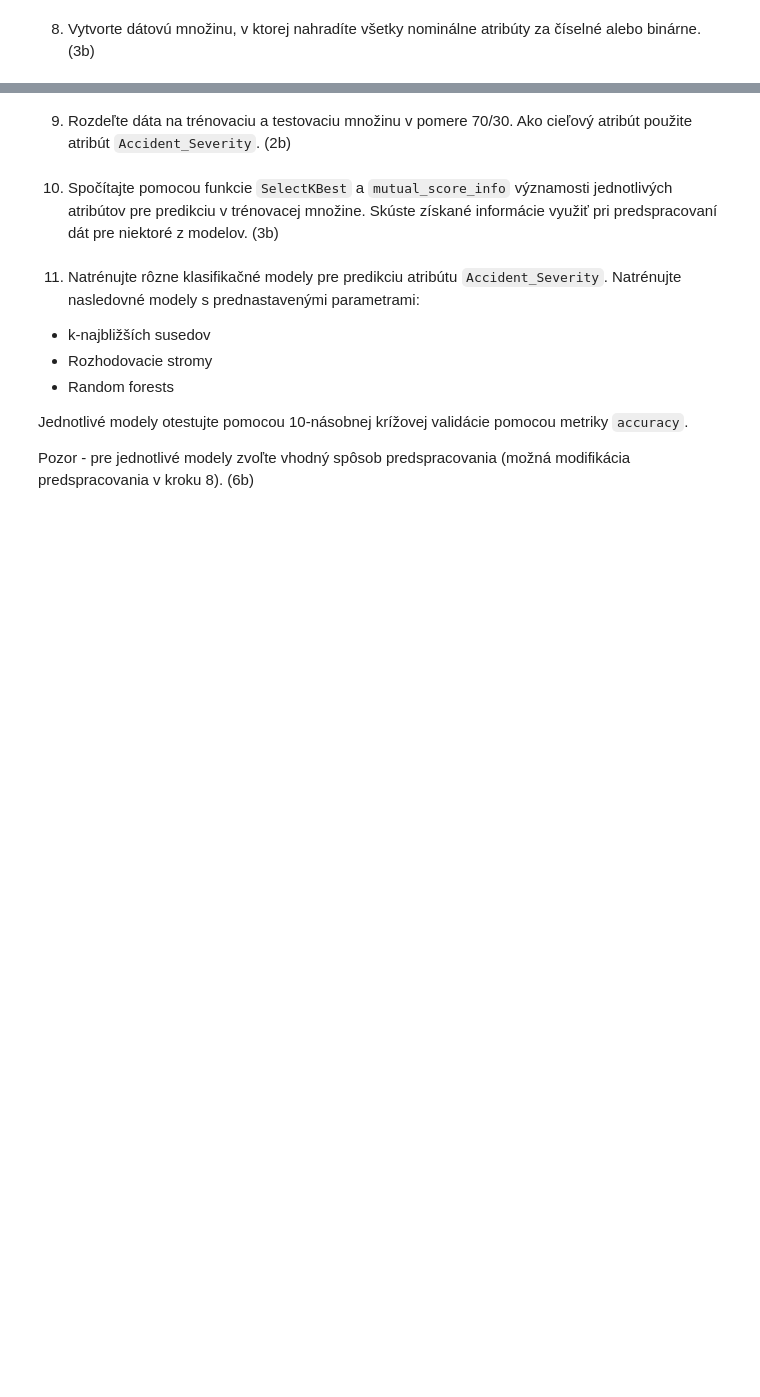
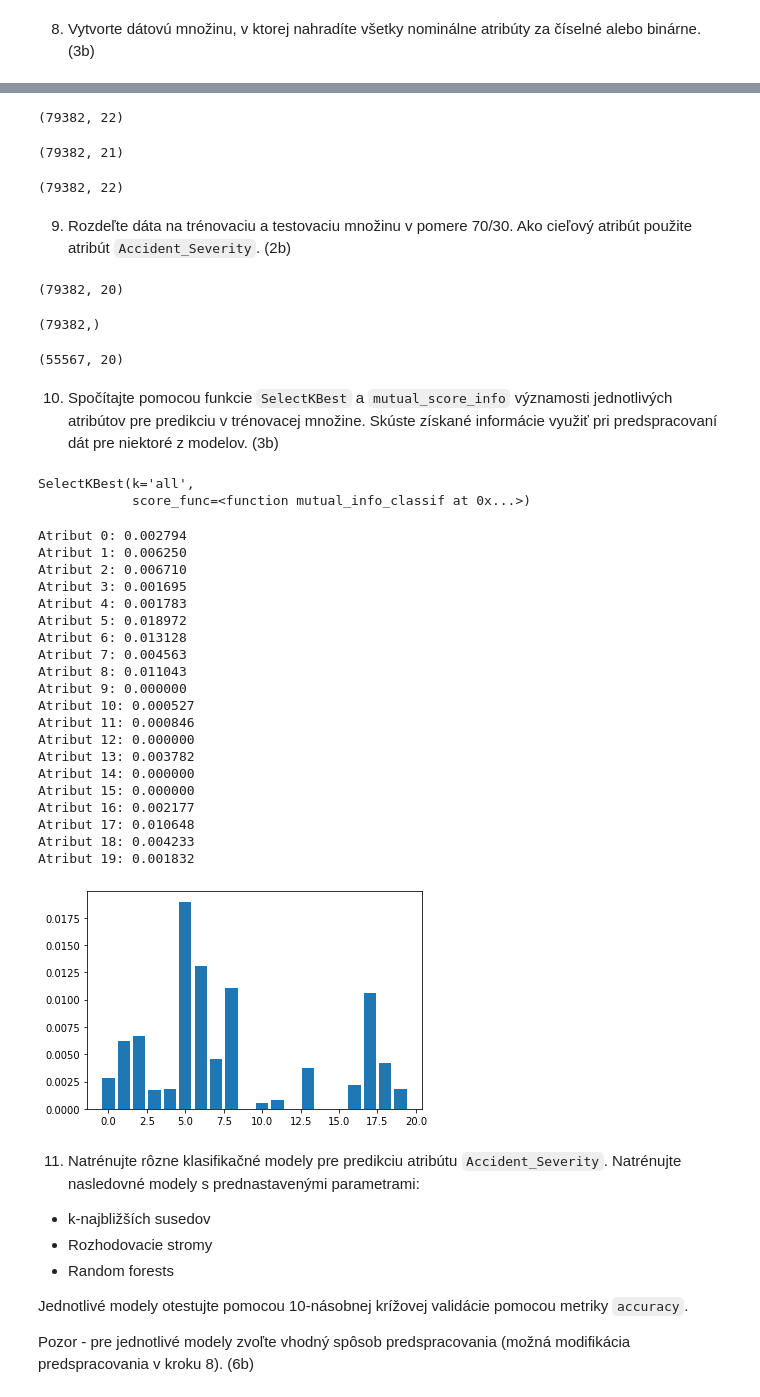
Before and after one commit to InuTao/moje_WDA, a Jupyter notebook: extra/zadanie/zadanie.ipynb, the cells around one changed output, grey strips where cells are left out. Saved outputs shown, nothing was run; the diff lists cells and outputs as text; code cells hidden in the pictures; blank space fills up the shorter version.

```diff
--- a/extra/zadanie/zadanie.ipynb
+++ b/extra/zadanie/zadanie.ipynb
@@ -312,0 +373,13 @@ ptable
+# %%
+Accidents.shape
+# %% [output]
+(79382, 22)
+# %%
+from sklearn.preprocessing import MinMaxScaler
+
+scaler = MinMaxScaler()
+Accidentis =  Accidents.drop(['Age_ordinal'], axis=1 )
+Accidentis = pd.DataFrame(scaler.fit_transform(Accidentis), index=Accidentis.index, columns=Accidentis.columns)
+Accidentis.shape
+# %% [output]
+(79382, 21)
@@ -313,2 +388,6 @@ ptable
+# %%
+Accidentis.shape
+# %% [output]
+(79382, 22)
 # %% [markdown]
 9. Rozdeľte dáta na trénovaciu a testovaciu množinu v pomere 70/30. Ako cieľový atribút použite atribút `Accident_Severity`. (2b)
@@ -317,2 +394,20 @@ ptable
+# %%
+from sklearn.model_selection import train_test_split
+#X_Accidents = Accidents.drop(['Accident_Severity', 'Age_ordinal'], axis=1 )
+X_Accidentis = Accidentis.drop(['Accident_Severity'], axis=1 )
+X_Accidentis.shape
+# %% [output]
+(79382, 20)
+# %%
+y_Accidentis = Accidents["Accident_Severity"]
+y_Accidentis.shape
+# %% [output]
+(79382,)
+# %%
+X_train, X_test, y_train, y_test = train_test_split(X_Accidentis, y_Accidentis, test_size=0.3, random_state=1)
+# %%
+X_train.shape
+# %% [output]
+(55567, 20)
 # %% [markdown]
 10. Spočítajte pomocou funkcie `SelectKBest` a `mutual_score_info` významosti jednotlivých atribútov pre predikciu v trénovacej množine. Skúste získané informácie využiť pri predspracovaní dát pre niektoré z modelov. (3b)
@@ -321,3 +414,41 @@ ptable
+# %%
+from sklearn.feature_selection import SelectKBest, mutual_info_classif
+
+fs = SelectKBest(score_func=mutual_info_classif, k='all')
+fs.fit(X_train, y_train)
+# %% [output]
+SelectKBest(k='all',
+            score_func=<function mutual_info_classif at 0x...>)
+# %%
+import matplotlib.pyplot as plt
+for i in range(len(fs.scores_)):
+	print('Atribut %d: %f' % (i, fs.scores_[i]))
+
+
+plt.bar([i for i in range(len(fs.scores_))], fs.scores_)
+plt.show()
+# %% [output]
+Atribut 0: 0.002794
+Atribut 1: 0.006250
+Atribut 2: 0.006710
+Atribut 3: 0.001695
+Atribut 4: 0.001783
+Atribut 5: 0.018972
+Atribut 6: 0.013128
+Atribut 7: 0.004563
+Atribut 8: 0.011043
+Atribut 9: 0.000000
+Atribut 10: 0.000527
+Atribut 11: 0.000846
+Atribut 12: 0.000000
+Atribut 13: 0.003782
+Atribut 14: 0.000000
+Atribut 15: 0.000000
+Atribut 16: 0.002177
+Atribut 17: 0.010648
+Atribut 18: 0.004233
+Atribut 19: 0.001832
+[figure, added]
 # %% [markdown]
 11. Natrénujte rôzne klasifikačné modely pre predikciu atribútu `Accident_Severity`. Natrénujte nasledovné modely s prednastavenými parametrami:
 * k-najbližších susedov
```
Also changed, not shown: parts of 24 cells of this notebook, 11 other files.
